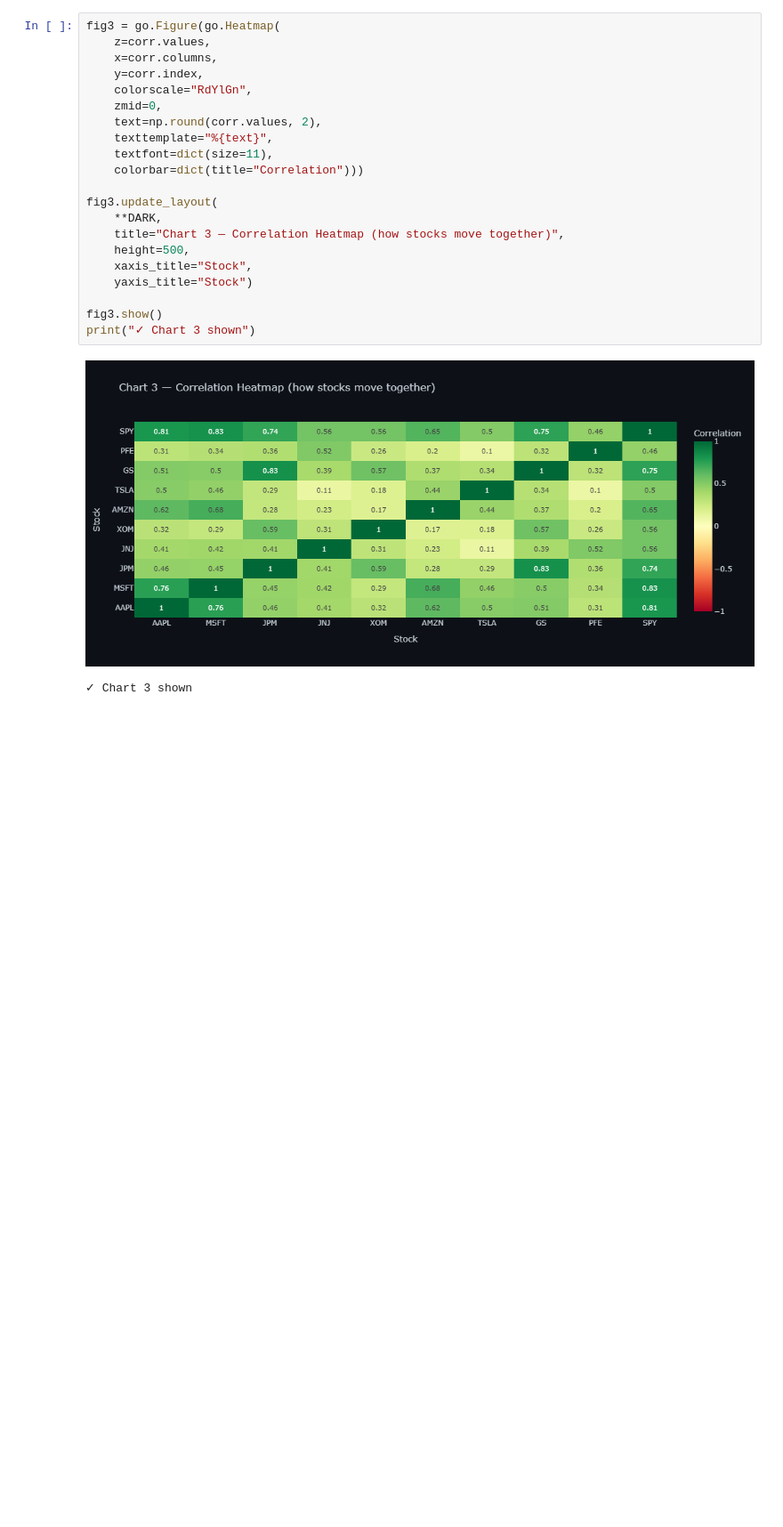
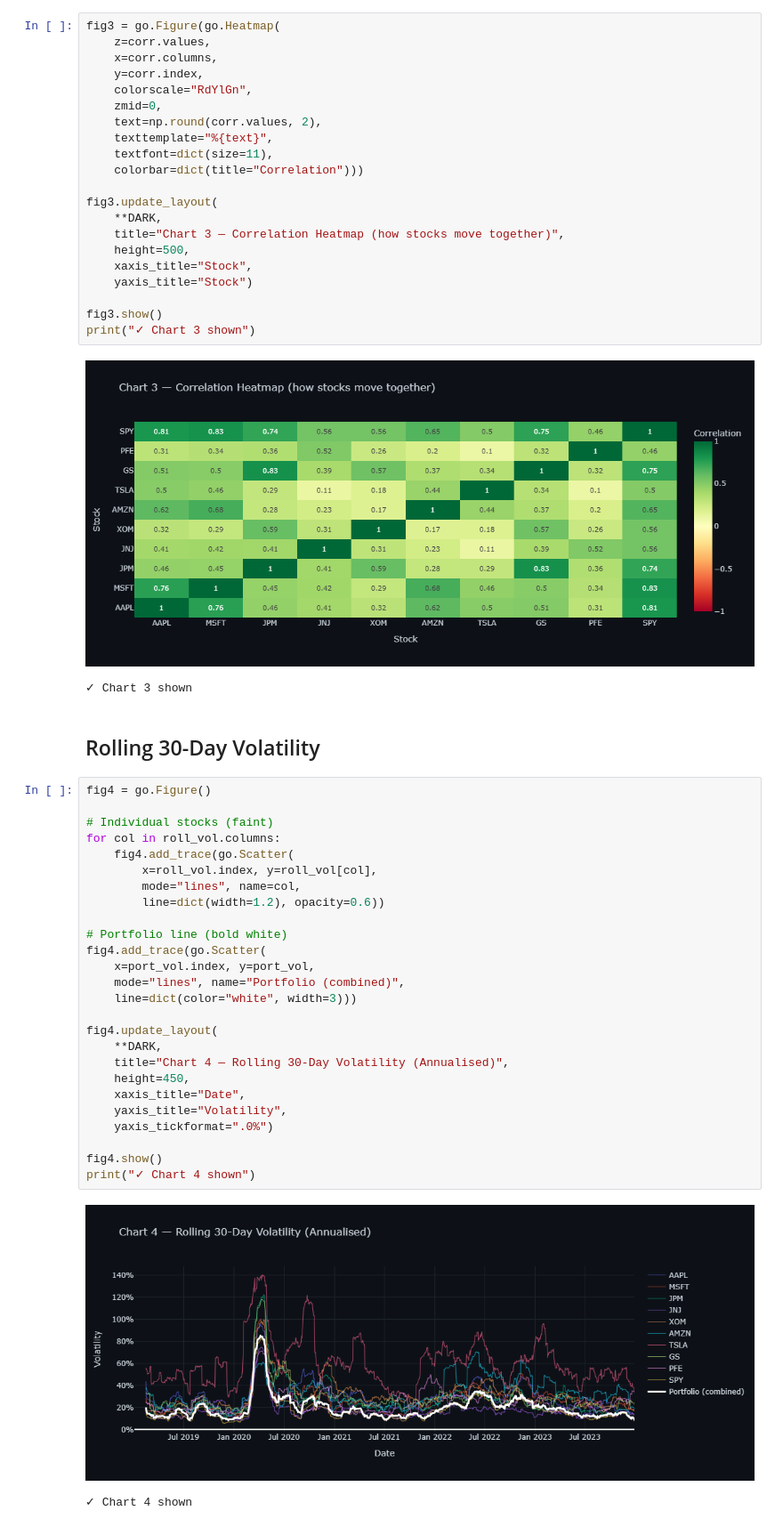
Before and after one commit to anubrata2209/alphapulse-risk-monitor, a Jupyter notebook: visualise.ipynb, the cells around one changed output. Shown at 89% size. Drawn from its saved outputs; the diff is of its cells as text; blank space fills up the shorter version.

Commit message:
check Rolling 30-Day Volatility

```diff
--- a/visualise.ipynb
+++ b/visualise.ipynb
@@ -174,3 +174,34 @@ print("✓ Chart 3 shown")
 # %% [output]
 [figure]
 ✓ Chart 3 shown
+# %% [markdown]
+## Rolling 30-Day Volatility
+# %%
+fig4 = go.Figure()
+
+# Individual stocks (faint)
+for col in roll_vol.columns:
+    fig4.add_trace(go.Scatter(
+        x=roll_vol.index, y=roll_vol[col],
+        mode="lines", name=col,
+        line=dict(width=1.2), opacity=0.6))
+
+# Portfolio line (bold white)
+fig4.add_trace(go.Scatter(
+    x=port_vol.index, y=port_vol,
+    mode="lines", name="Portfolio (combined)",
+    line=dict(color="white", width=3)))
+
+fig4.update_layout(
+    **DARK,
+    title="Chart 4 — Rolling 30-Day Volatility (Annualised)",
+    height=450,
+    xaxis_title="Date",
+    yaxis_title="Volatility",
+    yaxis_tickformat=".0%")
+
+fig4.show()
+print("✓ Chart 4 shown")
+# %% [output]
+[figure, added]
+✓ Chart 4 shown
```
